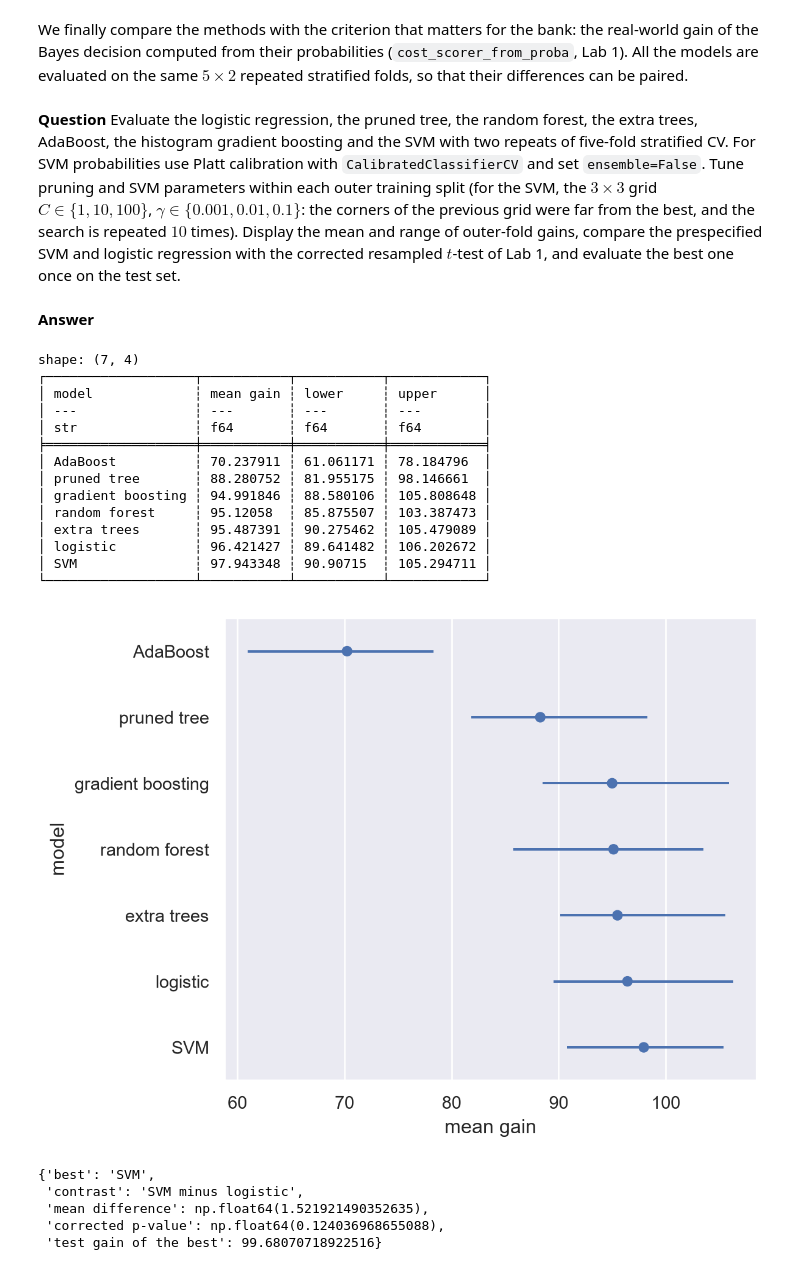
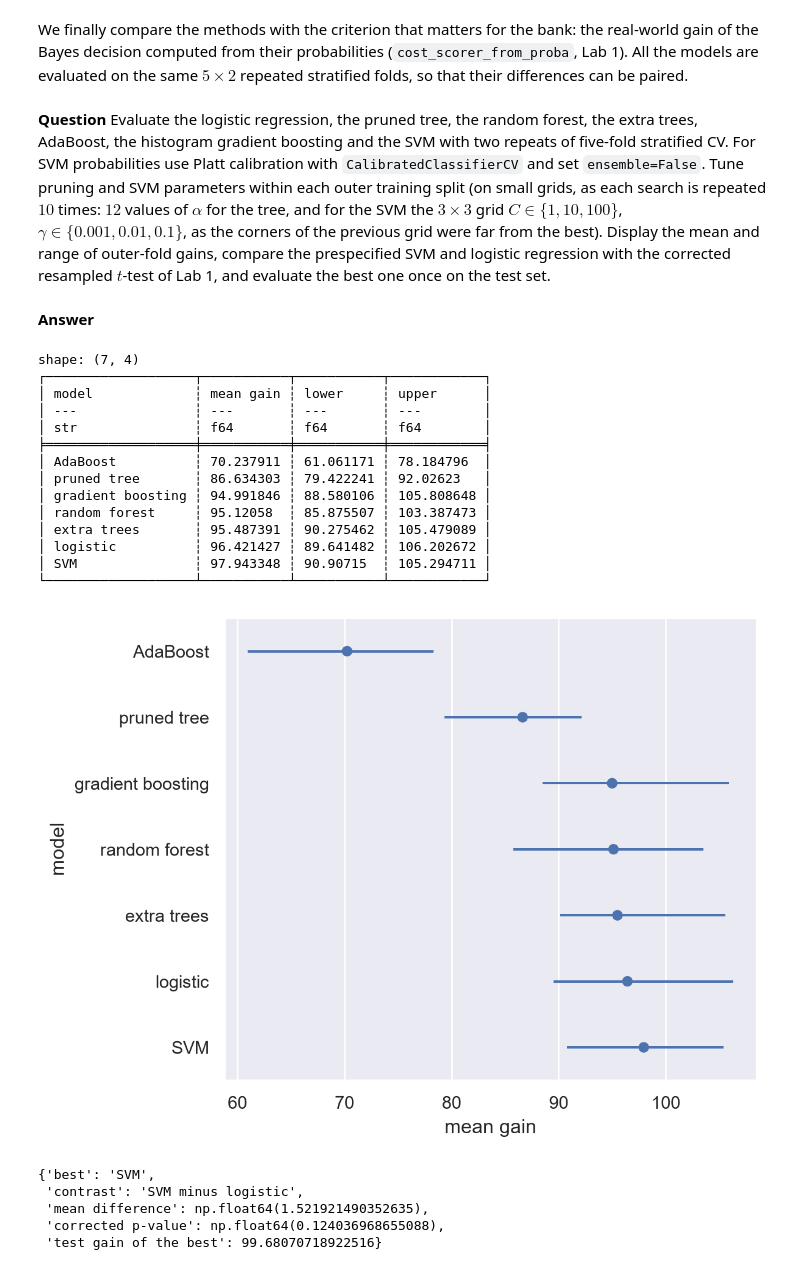
Before and after one commit to APM-50441-EP/APM_50441_EP-2026-2027, a Jupyter notebook: PC3/APM_50441_EP_Lab_3_simplified_with_solution.ipynb, the cells around one changed output. Cells and saved outputs as stored; diff of their text form; code cells hidden in the pictures.

```diff
--- a/PC3/APM_50441_EP_Lab_3_simplified_with_solution.ipynb
+++ b/PC3/APM_50441_EP_Lab_3_simplified_with_solution.ipynb
@@ -402,7 +402,7 @@ shape: (4, 2)
 # %% [markdown]
 We finally compare the methods with the criterion that matters for the bank: the real-world gain of the Bayes decision computed from their probabilities (`cost_scorer_from_proba`, Lab 1). All the models are evaluated on the same $5 \times 2$ repeated stratified folds, so that their differences can be paired.
 # %% [markdown]
-**Question** Evaluate the logistic regression, the pruned tree, the random forest, the extra trees, AdaBoost, the histogram gradient boosting and the SVM with two repeats of five-fold stratified CV. For SVM probabilities use Platt calibration with `CalibratedClassifierCV` and set `ensemble=False`. Tune pruning and SVM parameters within each outer training split (for the SVM, the $3 \times 3$ grid $C \in \{1, 10, 100\}$, $\gamma \in \{0.001, 0.01, 0.1\}$: the corners of the previous grid were far from the best, and the search is repeated $10$ times). Display the mean and range of outer-fold gains, compare the prespecified SVM and logistic regression with the corrected resampled $t$-test of Lab 1, and evaluate the best one once on the test set.
+**Question** Evaluate the logistic regression, the pruned tree, the random forest, the extra trees, AdaBoost, the histogram gradient boosting and the SVM with two repeats of five-fold stratified CV. For SVM probabilities use Platt calibration with `CalibratedClassifierCV` and set `ensemble=False`. Tune pruning and SVM parameters within each outer training split (on small grids, as each search is repeated $10$ times: $12$ values of $\alpha$ for the tree, and for the SVM the $3 \times 3$ grid $C \in \{1, 10, 100\}$, $\gamma \in \{0.001, 0.01, 0.1\}$, as the corners of the previous grid were far from the best). Display the mean and range of outer-fold gains, compare the prespecified SVM and logistic regression with the corrected resampled $t$-test of Lab 1, and evaluate the best one once on the test set.
 # %% [markdown]
 **Answer**
 # %%
@@ -425,38 +425,38 @@ def fit_procedure(name, X, y):
     model = CalibratedClassifierCV(search.best_estimator_, ensemble=False)
     return model.fit(X, y)
   if name == 'pruned tree':
-    alphas = np.r_[0, np.geomspace(1e-5, 0.1, 24)]
+    alphas = np.r_[0, np.geomspace(1e-5, 0.1, 11)]
     return GridSearchCV(make_pipeline(DecisionTreeClassifier(random_state=0)),
-                        {'classifier__ccp_alpha': alphas}, cv=cv5).fit(X, y)
+                        {'classifier__ccp_alpha': alphas}, cv=cv5, n_jobs=2).fit(X, y)
   return make_pipeline(clone(models[name])).fit(X, y)
 
 def cv_gains(name):
   values = []
   for train, valid in repeated.split(X_train, y_train):
     fitted = fit_procedure(name, X_train[train], y_train[train])
     values.append(cost_scorer_from_proba(fitted, X_train[valid], y_train[valid], LoanAmount=LoanAmount_train[valid]))
   return np.array(values)
 gains = {name: cv_gains(name) for name in models}
 comparison = pl.DataFrame([{'model': name, 'mean gain': g.mean(), 'lower': g.min(), 'upper': g.max()}
                           for name, g in gains.items()]).sort('mean gain')
 print(comparison)
 (so.Plot(comparison, y='model', x='mean gain').add(so.Dot()).add(so.Range(), xmin='lower', xmax='upper'))
 # %% [output]
 shape: (7, 4)
 ┌───────────────────┬───────────┬───────────┬────────────┐
 │ model             ┆ mean gain ┆ lower     ┆ upper      │
 │ ---               ┆ ---       ┆ ---       ┆ ---        │
 │ str               ┆ f64       ┆ f64       ┆ f64        │
 ╞═══════════════════╪═══════════╪═══════════╪════════════╡
 │ AdaBoost          ┆ 70.237911 ┆ 61.061171 ┆ 78.184796  │
-│ pruned tree       ┆ 88.280752 ┆ 81.955175 ┆ 98.146661  │
+│ pruned tree       ┆ 86.634303 ┆ 79.422241 ┆ 92.02623   │
 │ gradient boosting ┆ 94.991846 ┆ 88.580106 ┆ 105.808648 │
 │ random forest     ┆ 95.12058  ┆ 85.875507 ┆ 103.387473 │
 │ extra trees       ┆ 95.487391 ┆ 90.275462 ┆ 105.479089 │
 │ logistic          ┆ 96.421427 ┆ 89.641482 ┆ 106.202672 │
 │ SVM               ┆ 97.943348 ┆ 90.90715  ┆ 105.294711 │
 └───────────────────┴───────────┴───────────┴────────────┘
-[figure, old version]
+[figure, new version]
 # %%
 best = comparison['model'][-1]
 d = gains['SVM'] - gains['logistic']
```
Also changed, not shown: parts of 2 cells of this notebook, 6 other files.
